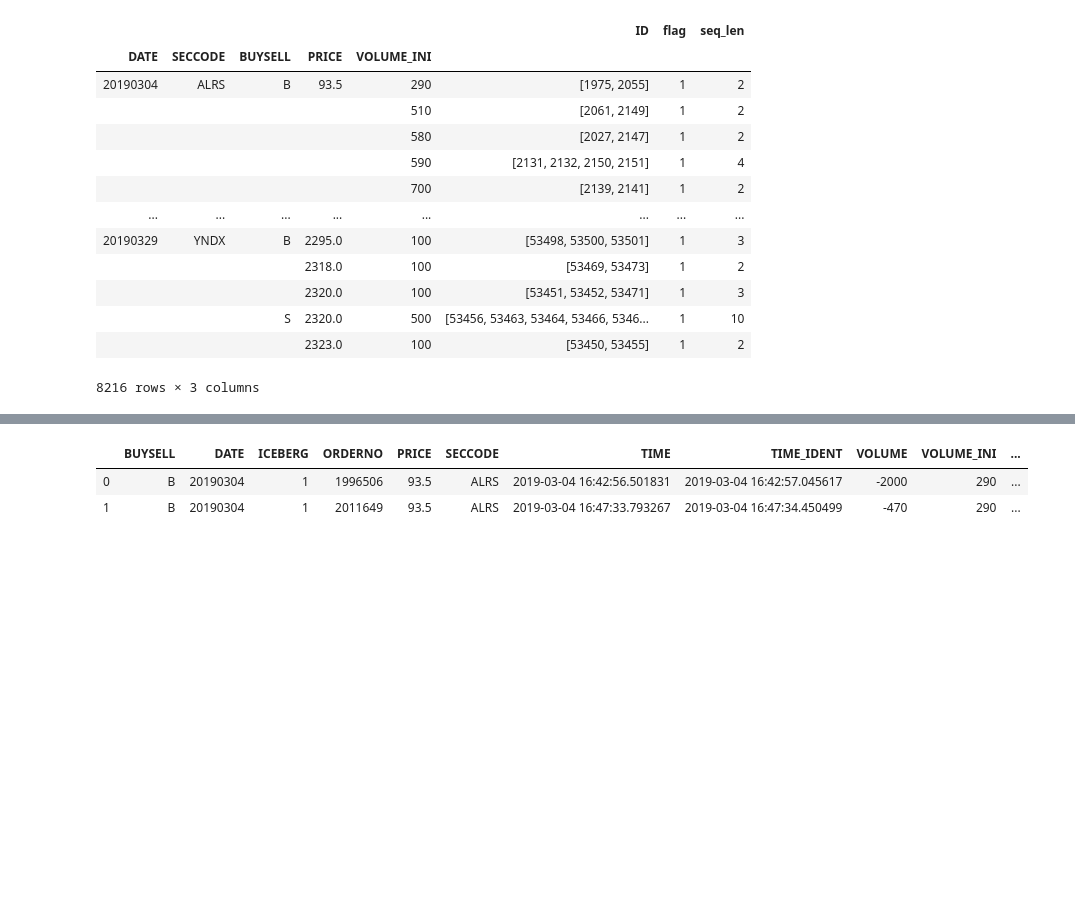
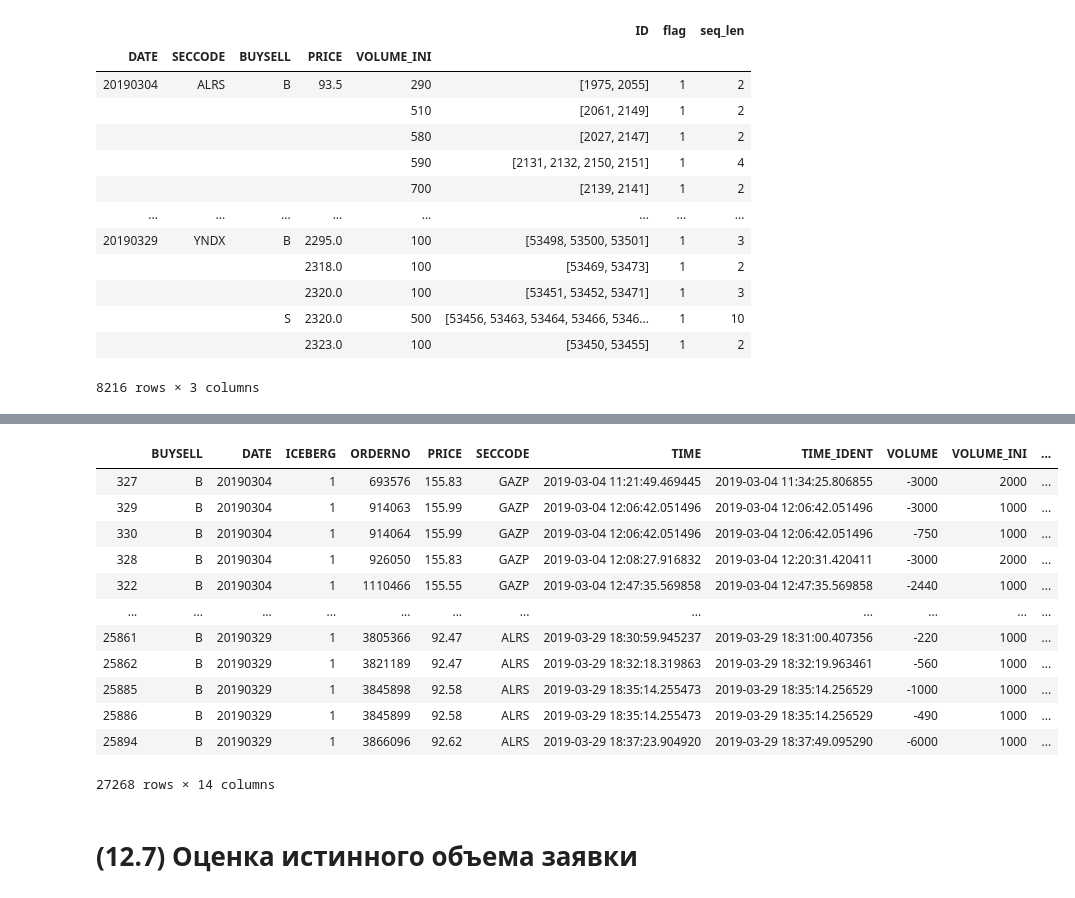
Before and after one commit to katya-luzina/master_thesis, a Jupyter notebook: определение цепочки айсберг-заявок .ipynb, the cells around one changed output, grey strips where cells are left out. Cells and saved outputs as stored; diff of their text form; code cells hidden in the pictures; blank space fills up the shorter version.

```diff
--- a/определение цепочки айсберг-заявок .ipynb
+++ b/определение цепочки айсберг-заявок .ipynb
@@ -372,6 +297,18 @@ iceberg_all.loc[(iceberg_all['ID']==test[0]) |
-# %%
-chain
-# %% [output]
-|  | BUYSELL | DATE | ICEBERG | ORDERNO | PRICE | SECCODE | TIME | TIME_IDENT | VOLUME | VOLUME_INI | ... |
-| 0 | B | 20190304 | 1 | 1996506 | 93.5 | ALRS | 2019-03-04 16:42:56.501831 | 2019-03-04 16:42:57.045617 | -2000 | 290 | ... |
-| 1 | B | 20190304 | 1 | 2011649 | 93.5 | ALRS | 2019-03-04 16:47:33.793267 | 2019-03-04 16:47:34.450499 | -470 | 290 | ... |
+# %%
+a.sort_values(by=['ID']).head(50)
+# %% [output]
+|  | BUYSELL | DATE | ICEBERG | ORDERNO | PRICE | SECCODE | TIME | TIME_IDENT | VOLUME | VOLUME_INI | ... |
+| 327 | B | 20190304 | 1 | 693576 | 155.83 | GAZP | 2019-03-04 11:21:49.469445 | 2019-03-04 11:34:25.806855 | -3000 | 2000 | ... |
+| 329 | B | 20190304 | 1 | 914063 | 155.99 | GAZP | 2019-03-04 12:06:42.051496 | 2019-03-04 12:06:42.051496 | -3000 | 1000 | ... |
+| 330 | B | 20190304 | 1 | 914064 | 155.99 | GAZP | 2019-03-04 12:06:42.051496 | 2019-03-04 12:06:42.051496 | -750 | 1000 | ... |
+| 328 | B | 20190304 | 1 | 926050 | 155.83 | GAZP | 2019-03-04 12:08:27.916832 | 2019-03-04 12:20:31.420411 | -3000 | 2000 | ... |
+| 322 | B | 20190304 | 1 | 1110466 | 155.55 | GAZP | 2019-03-04 12:47:35.569858 | 2019-03-04 12:47:35.569858 | -2440 | 1000 | ... |
+| ... | ... | ... | ... | ... | ... | ... | ... | ... | ... | ... | ... |
+| 25861 | B | 20190329 | 1 | 3805366 | 92.47 | ALRS | 2019-03-29 18:30:59.945237 | 2019-03-29 18:31:00.407356 | -220 | 1000 | ... |
+| 25862 | B | 20190329 | 1 | 3821189 | 92.47 | ALRS | 2019-03-29 18:32:18.319863 | 2019-03-29 18:32:19.963461 | -560 | 1000 | ... |
+| 25885 | B | 20190329 | 1 | 3845898 | 92.58 | ALRS | 2019-03-29 18:35:14.255473 | 2019-03-29 18:35:14.256529 | -1000 | 1000 | ... |
+| 25886 | B | 20190329 | 1 | 3845899 | 92.58 | ALRS | 2019-03-29 18:35:14.255473 | 2019-03-29 18:35:14.256529 | -490 | 1000 | ... |
+| 25894 | B | 20190329 | 1 | 3866096 | 92.62 | ALRS | 2019-03-29 18:37:23.904920 | 2019-03-29 18:37:49.095290 | -6000 | 1000 | ... |
+27268 rows × 14 columns
+# %% [markdown]
+# (12.7) Оценка истинного объема заявки
```
Also changed, not shown: parts of 24 cells of this notebook.
